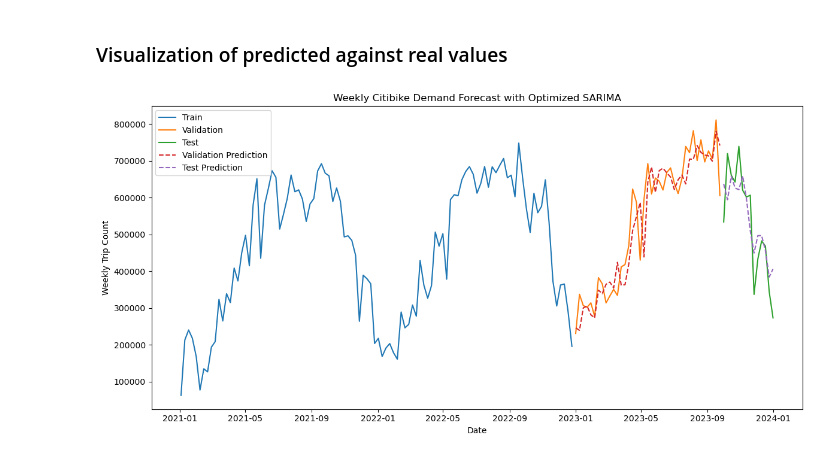
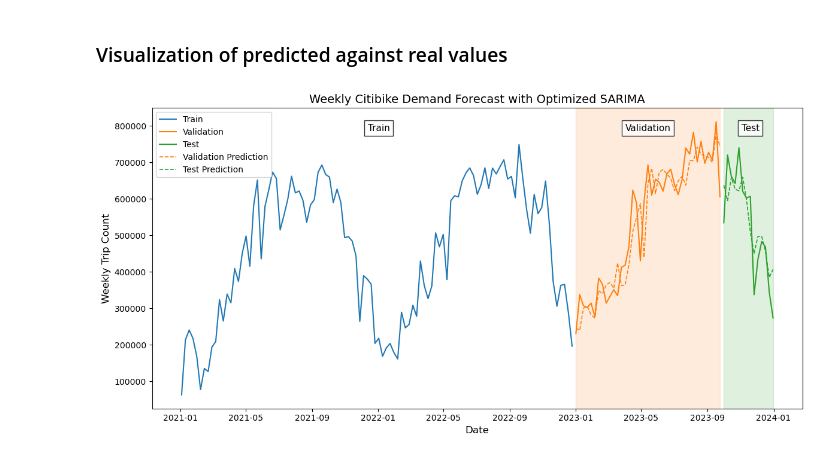
Before and after one commit to aziztnani/Citibike_insurance, a Jupyter notebook: notebooks/citibike_forecast.ipynb, the cells around one changed output. Cells and saved outputs as stored; diff of their text form; code cells hidden in the pictures.

Commit message:
better looking demand forecast

```diff
--- a/notebooks/citibike_forecast.ipynb
+++ b/notebooks/citibike_forecast.ipynb
@@ -142,19 +142,35 @@ print(f"Test MAE: {test_mae:.2f}")
 print(f"Test MAPE: {test_mape * 100:.2f}%")
 # %% [markdown]
 ### Visualization of predicted against real values
-# %%
-plt.figure(figsize=(12, 6))
-plt.plot(train.index, train, label='Train')
-plt.plot(validation.index, validation, label='Validation')
-plt.plot(test.index, test, label='Test')
-plt.plot(validation.index, sarima_model.predict(start=validation.index[0], end=validation.index[-1]), label='Validation Prediction', linestyle='--')
-plt.plot(test.index, test_pred, label='Test Prediction', linestyle='--')
-plt.title('Weekly Citibike Demand Forecast with Optimized SARIMA')
-plt.xlabel('Date')
-plt.ylabel('Weekly Trip Count')
-plt.legend()
-plt.tight_layout()
-plt.savefig('../results/weekily_demand_forecast.jpg')
-plt.show()
-# %% [output]
-[figure, removed]
+# %%
+plt.figure(figsize=(12, 6))
+
+# Adjusted plot colors and line styles
+plt.plot(train.index, train, label='Train', color='C0', linewidth=1.5)
+plt.plot(validation.index, validation, label='Validation', color='C1', linewidth=1.5)
+plt.plot(test.index, test, label='Test', color='C2', linestyle='-', linewidth=1.5)
+
+# Adjusted prediction colors and styles
+plt.plot(validation.index, sarima_model.predict(start=validation.index[0], end=validation.index[-1]), label='Validation Prediction', color='C1', linestyle='--', linewidth=1.2)
+plt.plot(test.index, test_pred, label='Test Prediction', color='C2', linestyle='--', linewidth=1.2)
+
+# Semi-transparent shaded areas
+plt.axvspan(validation.index[0], validation.index[-1], color='C1', alpha=0.15)
+plt.axvspan(test.index[0], test.index[-1], color='C2', alpha=0.15)
+
+# Improved inline text with adjusted vertical position
+plt.text(train.index[len(train) // 2], max(train) * 1.05, 'Train', ha='center', fontsize=11, bbox=dict(facecolor='white', alpha=0.8))
+plt.text(validation.index[len(validation) // 2], max(train) * 1.05, 'Validation', ha='center', fontsize=11, bbox=dict(facecolor='white', alpha=0.8))
+plt.text(test.index[len(test) // 2], max(train) * 1.05, 'Test', ha='center', fontsize=11, bbox=dict(facecolor='white', alpha=0.8))
+
+# Title and labels
+plt.title('Weekly Citibike Demand Forecast with Optimized SARIMA', fontsize=14)
+plt.xlabel('Date', fontsize=12)
+plt.ylabel('Weekly Trip Count', fontsize=12)
+plt.legend()
+plt.tight_layout()
+
+plt.savefig('../results/weekly_demand_forecast_validation_test.jpg')
+plt.show()
+# %% [output]
+[figure, added]
```
Also changed, not shown: parts of 1 cell of this notebook, 3 other files.
